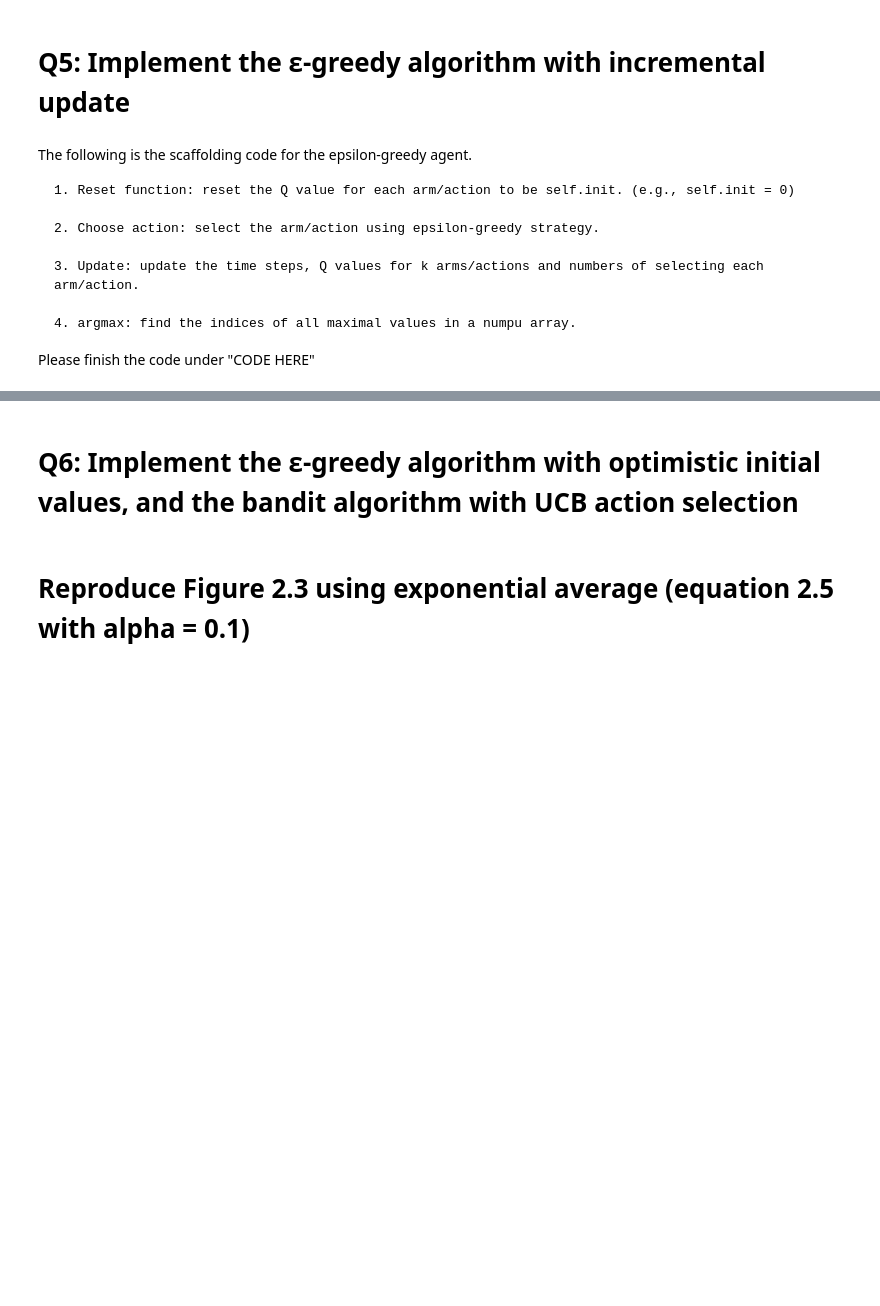
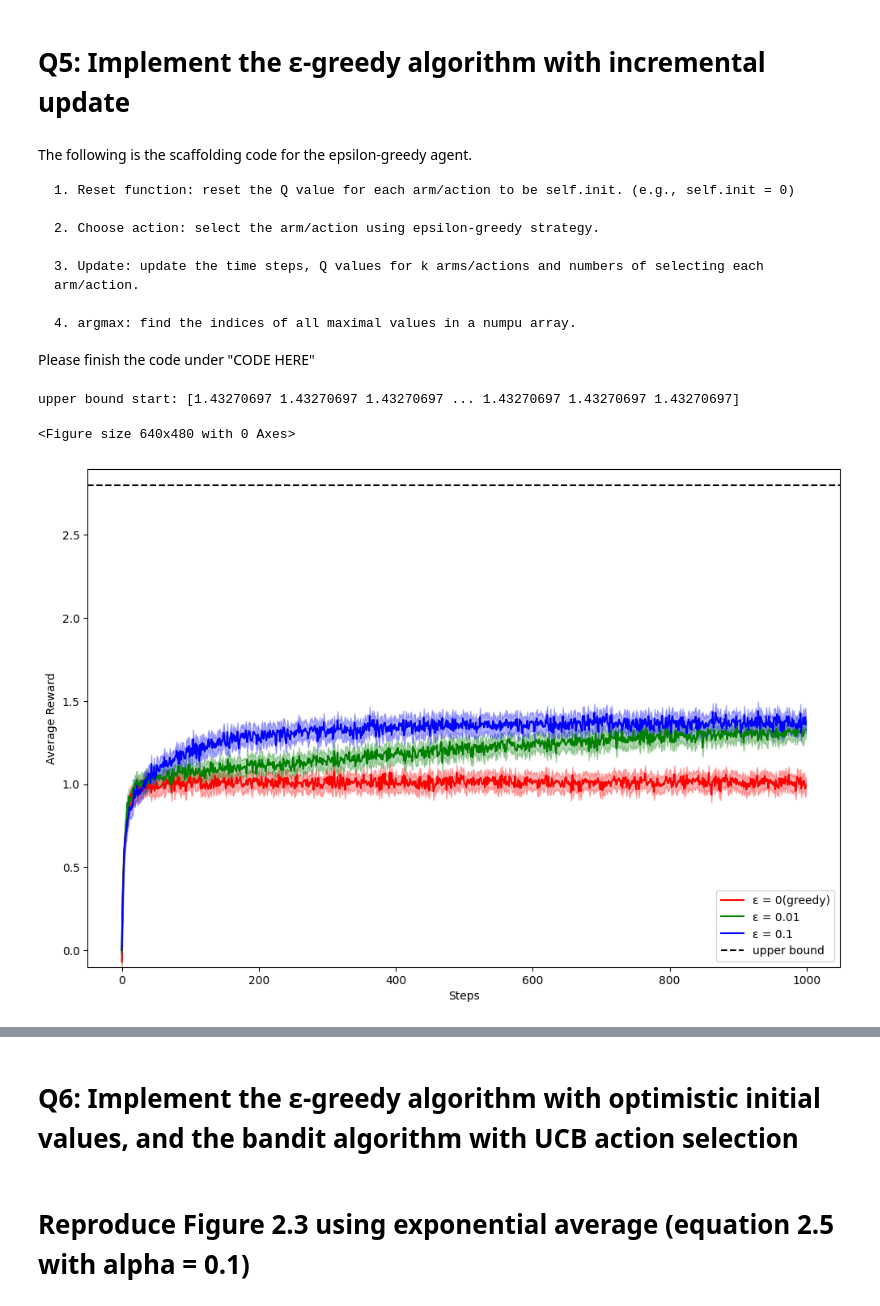
Before and after one commit to isadhwani/rl-2, a Jupyter notebook: ex1_fall24.ipynb, the cells around one changed output, grey strips where cells are left out. Saved outputs shown, nothing was run; the diff lists cells and outputs as text; code cells hidden in the pictures; blank space fills up the shorter version.

Commit message:
updates graphs

```diff
--- a/ex1_fall24.ipynb
+++ b/ex1_fall24.ipynb
@@ -225,27 +252,42 @@ def run_epsilon_greedy_agent(run_num, time_step, epsilon=0.0, init=0.0):
     # DO NOT CHANGE: create a numpy array to save upper_bound (only for plotting rewards; it should be 1 for plotting action optimality proportion)
     # For example, upper_bound[r] stores the true action value for the r-th running trail.
     upper_bound = np.empty(run_num)
-
+    upper_bound.fill(env.q_star.max())
+    print("upper bound start: " + str(upper_bound))
 
     # loop for trails starts
     for r in tqdm.tqdm(range(run_num), desc="run number", position=0):
 
         # CODE HERE: reset the environment to create a new 10-armed bandit problem.
+        env.reset()
 
         # CODE HERE: reset the agent
+        agent.reset()
 
         # CODE HERE: compute the upper bound for each running trial and update upper_bound[r]
+        # Ask about in office hours...
+        # Find highest reward in results_rewards and set it to upper_bound
+        # upper_bound_val = results_rewards.max()
+        # print('upper bound: ' + str(upper_bound_val))
+        # upper_bound.fill(upper_bound_val)
+        # print('upper bound arr: ' + str(upper_bound))
 
         # loop for each trail a fixed number of steps
         for t in tqdm.tqdm(range(time_step), desc="time step", position=1, leave=False):
 
             # CODE HERE: get the best action to execute at step t
             # act = int
+            act = agent.choose_action()
+
+
+
 
             # CODE HERE: interact with the environment to receive rewards
             # reward = float
 
+            reward = env.step(act)
             # Code HERE: update the agent based on the observed reward
+            agent.update(act, reward)
 
             """DO NOT CHANGE BELOW"""
             # save the reward
@@ -272,5 +314,12 @@ time_step = 1000
 
 # CODE HERE:
 # 1. run the epsilon-greedy agent experiment for initial value = 0.0, epsilon = 0.0
+rewards_array_for_first_method, results_action, upper_bound_for_first_method = run_epsilon_greedy_agent(run_num, time_step, epsilon=0.0, init=0.0)
+print(upper_bound_for_first_method)
 # 2. run the epsilon-greedy agent experiment for initial value = 0.0, epsilon = 0.01
+rewards_array_for_second_method, results_action_second, upper_bound_for_second_method = run_epsilon_greedy_agent(run_num, time_step, epsilon=0.01, init=0.0)
+
 # 3. run the epsilon-greedy agent experiment for initial value = 0.0, epsilon = 0.1
+rewards_array_for_third_method, results_action_third, upper_bound_for_third_method = run_epsilon_greedy_agent(run_num, time_step, epsilon=0.1, init=0.0)
+# %% [output]
+upper bound start: [1.43270697 1.43270697 1.43270697 ... 1.43270697 1.43270697 1.43270697]
@@ -290,0 +326,11 @@ plot_curves([action_array_for_first_method],
+# %%
+# Plot the "Average reward" figure
+
+plot_curves([rewards_array_for_first_method, rewards_array_for_second_method, rewards_array_for_third_method],
+            ["\u03B5 = 0(greedy)", "\u03B5 = 0.01", "\u03B5 = 0.1"],
+            ["red", "green", "blue"],
+            upper_bound_for_third_method,
+            "Average Reward")
+# %% [output]
+<Figure size 640x480 with 0 Axes>
+[figure, added]
```
Also changed, not shown: parts of 10 cells of this notebook.
